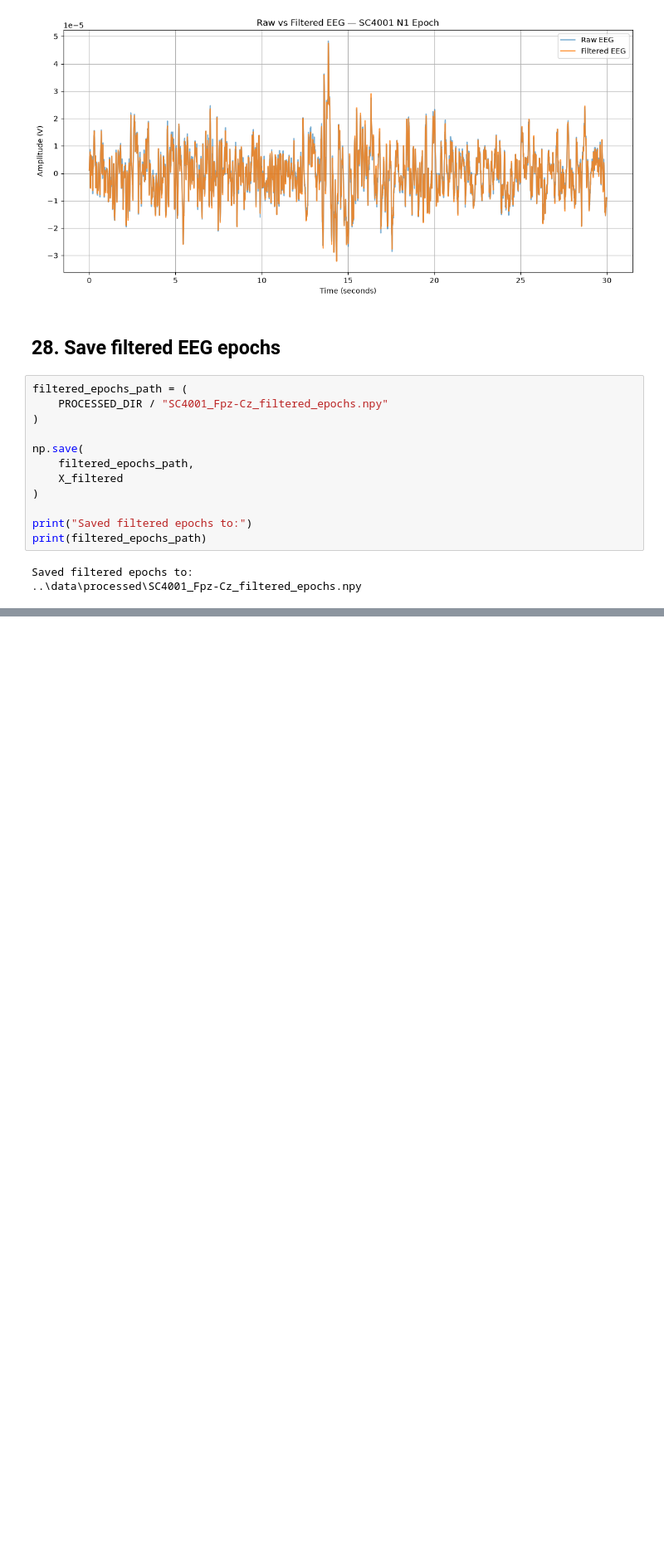
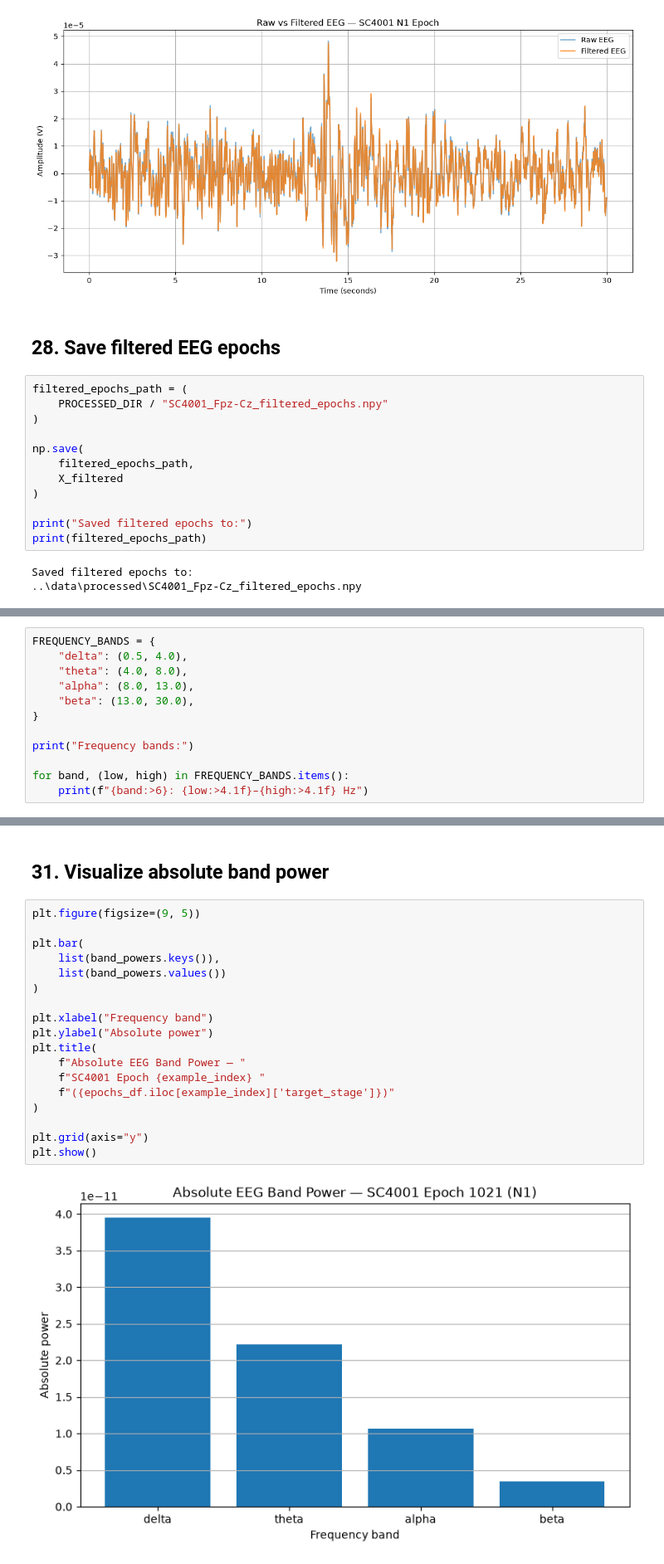
Before and after one commit to ThePral/Sleep-Stage-Prediction, a Jupyter notebook: notebooks/01_dataset_exploration.ipynb, the cells around one changed output, grey strips where cells are left out. Shown at 83% size. Saved outputs shown, nothing was run; the diff lists cells and outputs as text; blank space fills up the shorter version.

```diff
--- a/notebooks/01_dataset_exploration.ipynb
+++ b/notebooks/01_dataset_exploration.ipynb
@@ -907,0 +911,12 @@ Saved filtered epochs to:
+# %%
+FREQUENCY_BANDS = {
+    "delta": (0.5, 4.0),
+    "theta": (4.0, 8.0),
+    "alpha": (8.0, 13.0),
+    "beta": (13.0, 30.0),
+}
+
+print("Frequency bands:")
+
+for band, (low, high) in FREQUENCY_BANDS.items():
+    print(f"{band:>6}: {low:>4.1f}–{high:>4.1f} Hz")
@@ -907,0 +968,22 @@ Saved filtered epochs to:
+# %% [markdown]
+## 31. Visualize absolute band power
+# %%
+plt.figure(figsize=(9, 5))
+
+plt.bar(
+    list(band_powers.keys()),
+    list(band_powers.values())
+)
+
+plt.xlabel("Frequency band")
+plt.ylabel("Absolute power")
+plt.title(
+    f"Absolute EEG Band Power — "
+    f"SC4001 Epoch {example_index} "
+    f"({epochs_df.iloc[example_index]['target_stage']})"
+)
+
+plt.grid(axis="y")
+plt.show()
+# %% [output]
+[figure, added]
```
Also changed, not shown: parts of 33 cells of this notebook.
